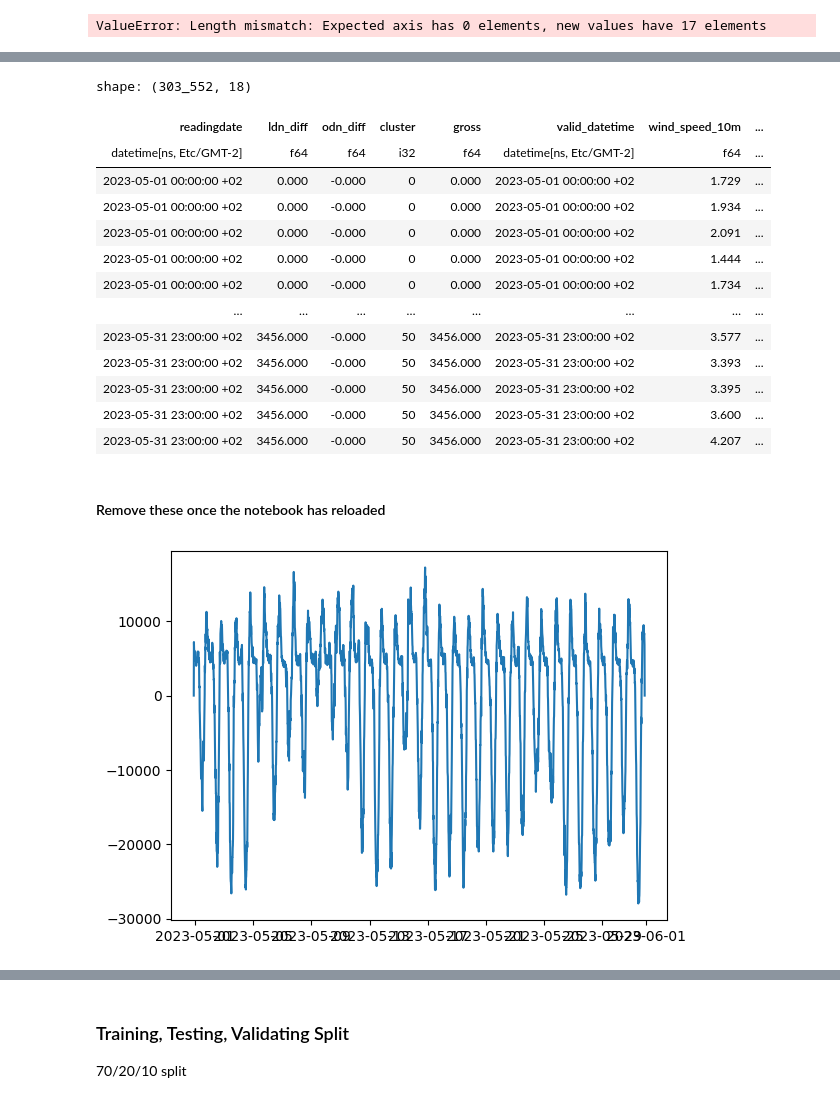
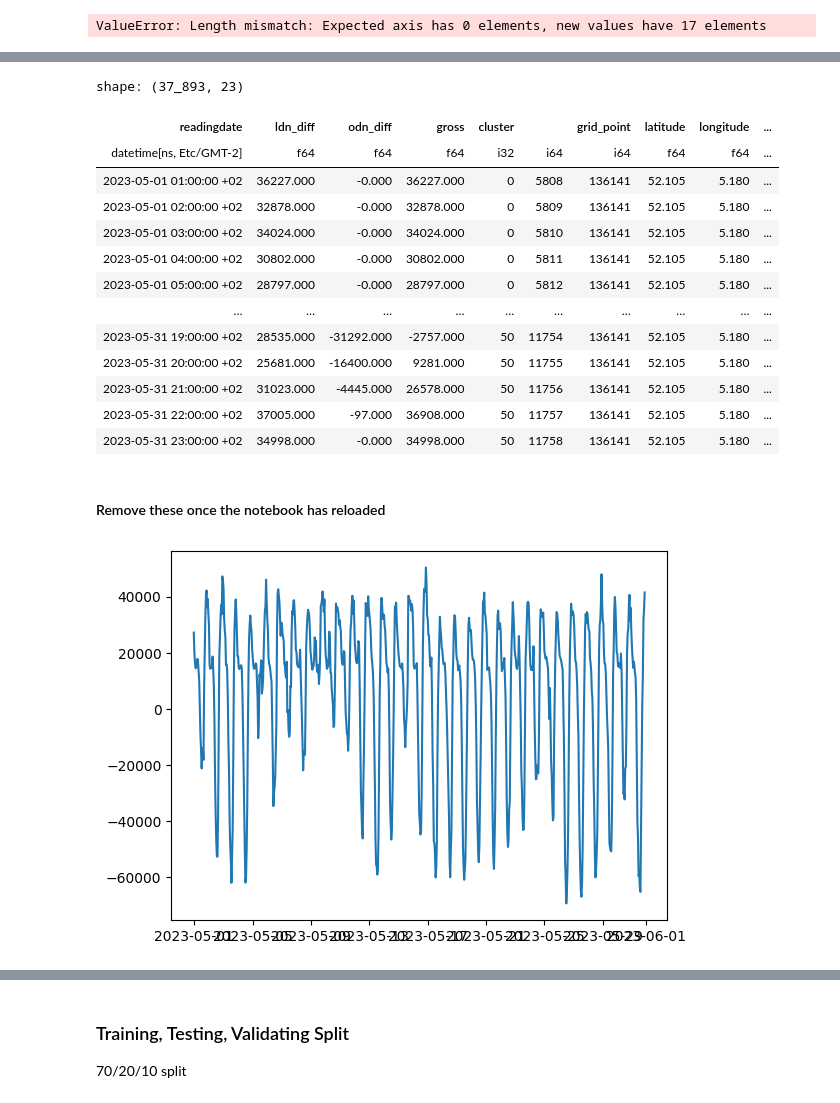
Before and after one commit to erewl/short-term-load-forecasting-with-domain-knowledge, a Jupyter notebook: notebooks/lstm_example.ipynb, the cells around one changed output, grey strips where cells are left out. Saved outputs shown, nothing was run; the diff lists cells and outputs as text; code cells hidden in the pictures.

Commit message:
Scale P4 Data to hourly intervals, join data with weather data

```diff
--- a/notebooks/lstm_example.ipynb
+++ b/notebooks/lstm_example.ipynb
@@ -201,7 +196,7 @@ shape: (1, 6)
 # %% [markdown]
 ### Brute Force Approach, Kicking out data with missing datapoint
 # %%
-df_for_train = df.filter(~pl.col('ean_sha256').is_in(missing_points['ean_sha256'].unique()))
+df_for_train = data.filter(~pl.col('ean_sha256').is_in(missing_points['ean_sha256'].unique()))
 # df_for_train = df_for_train.filter(pl.col('readingdate').dt.minute() == 0)
-df_for_train
+data, df_for_train
 # %% [output]
@@ -229,6 +227,8 @@ pipeline = (
     .with_columns(
         (pl.col('ldn') - pl.col('ldn').shift(1)).over('ean_sha256').alias('ldn_diff'),
         (pl.col('odn') - pl.col('odn').shift(1)).over('ean_sha256').alias('odn_diff')
+    ).with_columns(
+        (pl.col('ldn_diff') - pl.col('odn_diff')).alias('gross')
     )
 )
 
@@ -260,11 +260,11 @@ for key, g in enumerate(groups):
    temp = result.filter(pl.col('ean_sha256').is_in(g)).group_by('readingdate').agg(
         pl.sum('ldn_diff'),
         -pl.sum('odn_diff'),
+        pl.sum('gross')
     ).with_columns(
-       pl.lit(key).alias("cluster"),
-      (pl.col('ldn_diff') - pl.col('odn_diff')).alias("gross")
+       pl.lit(key).alias("cluster")
       ).sort("readingdate")
-   dfs.append(temp)
+   dfs.append(temp[1:-1])
 
 agg_df = pl.concat(dfs)
 agg_df
@@ -374,18 +378,19 @@ shape: (5_952, 1)
 # %%
-train_set = agg_df.join(weather_data.with_columns(pl.col('valid_datetime').alias('readingdate')), on='readingdate', how='inner')
+# todo, set agg_df to an hourly resolution
+train_set = agg_df.join(weather_data.with_columns(pl.col('valid_datetime').alias('readingdate')), on='readingdate', how='left')
 train_set
 # %% [output]
-shape: (303_552, 18)
+shape: (37_893, 23)
-| readingdate | ldn_diff | odn_diff | cluster | gross | valid_datetime | wind_speed_10m | ... |
-| datetime[ns, Etc/GMT-2] | f64 | f64 | i32 | f64 | datetime[ns, Etc/GMT-2] | f64 | ... |
-| 2023-05-01 00:00:00 +02 | 0.000 | -0.000 | 0 | 0.000 | 2023-05-01 00:00:00 +02 | 1.729 | ... |
-| 2023-05-01 00:00:00 +02 | 0.000 | -0.000 | 0 | 0.000 | 2023-05-01 00:00:00 +02 | 1.934 | ... |
-| 2023-05-01 00:00:00 +02 | 0.000 | -0.000 | 0 | 0.000 | 2023-05-01 00:00:00 +02 | 2.091 | ... |
-| 2023-05-01 00:00:00 +02 | 0.000 | -0.000 | 0 | 0.000 | 2023-05-01 00:00:00 +02 | 1.444 | ... |
-| 2023-05-01 00:00:00 +02 | 0.000 | -0.000 | 0 | 0.000 | 2023-05-01 00:00:00 +02 | 1.734 | ... |
-| … | … | … | … | … | … | … | ... |
-| 2023-05-31 23:00:00 +02 | 3456.000 | -0.000 | 50 | 3456.000 | 2023-05-31 23:00:00 +02 | 3.577 | ... |
-| 2023-05-31 23:00:00 +02 | 3456.000 | -0.000 | 50 | 3456.000 | 2023-05-31 23:00:00 +02 | 3.393 | ... |
-| 2023-05-31 23:00:00 +02 | 3456.000 | -0.000 | 50 | 3456.000 | 2023-05-31 23:00:00 +02 | 3.395 | ... |
-| 2023-05-31 23:00:00 +02 | 3456.000 | -0.000 | 50 | 3456.000 | 2023-05-31 23:00:00 +02 | 3.600 | ... |
-| 2023-05-31 23:00:00 +02 | 3456.000 | -0.000 | 50 | 3456.000 | 2023-05-31 23:00:00 +02 | 4.207 | ... |
+| readingdate | ldn_diff | odn_diff | gross | cluster |  | grid_point | latitude | longitude | ... |
+| datetime[ns, Etc/GMT-2] | f64 | f64 | f64 | i32 | i64 | i64 | f64 | f64 | ... |
+| 2023-05-01 01:00:00 +02 | 36227.000 | -0.000 | 36227.000 | 0 | 5808 | 136141 | 52.105 | 5.180 | ... |
+| 2023-05-01 02:00:00 +02 | 32878.000 | -0.000 | 32878.000 | 0 | 5809 | 136141 | 52.105 | 5.180 | ... |
+| 2023-05-01 03:00:00 +02 | 34024.000 | -0.000 | 34024.000 | 0 | 5810 | 136141 | 52.105 | 5.180 | ... |
+| 2023-05-01 04:00:00 +02 | 30802.000 | -0.000 | 30802.000 | 0 | 5811 | 136141 | 52.105 | 5.180 | ... |
+| 2023-05-01 05:00:00 +02 | 28797.000 | -0.000 | 28797.000 | 0 | 5812 | 136141 | 52.105 | 5.180 | ... |
+| … | … | … | … | … | … | … | … | … | ... |
+| 2023-05-31 19:00:00 +02 | 28535.000 | -31292.000 | -2757.000 | 50 | 11754 | 136141 | 52.105 | 5.180 | ... |
+| 2023-05-31 20:00:00 +02 | 25681.000 | -16400.000 | 9281.000 | 50 | 11755 | 136141 | 52.105 | 5.180 | ... |
+| 2023-05-31 21:00:00 +02 | 31023.000 | -4445.000 | 26578.000 | 50 | 11756 | 136141 | 52.105 | 5.180 | ... |
+| 2023-05-31 22:00:00 +02 | 37005.000 | -97.000 | 36908.000 | 50 | 11757 | 136141 | 52.105 | 5.180 | ... |
+| 2023-05-31 23:00:00 +02 | 34998.000 | -0.000 | 34998.000 | 50 | 11758 | 136141 | 52.105 | 5.180 | ... |
@@ -423,17 +431,13 @@ def create_dataset_from_clustered_df(clustered_df, dataset_size, rolling_window_
-# %%
-agg_df = agg_df.with_columns(
-    (pl.col('ldn_diff') + pl.col('odn_diff')).alias('gross')
-)
 # %%
 import matplotlib.pyplot as plt
 
-df_for_plot = agg_df.filter(pl.col('cluster') == 22)
+df_for_plot = agg_df.filter(pl.col('cluster') == 15)
 
 fig, ax = plt.subplots()
 ax.plot(df_for_plot['readingdate'],df_for_plot['gross'])
 plt.show()
 # %% [output]
-[figure, old version]
+[figure, new version]
 # %%
 from sklearn.model_selection import train_test_split
 from sklearn.preprocessing import StandardScaler
```
Also changed, not shown: parts of 25 cells of this notebook.
